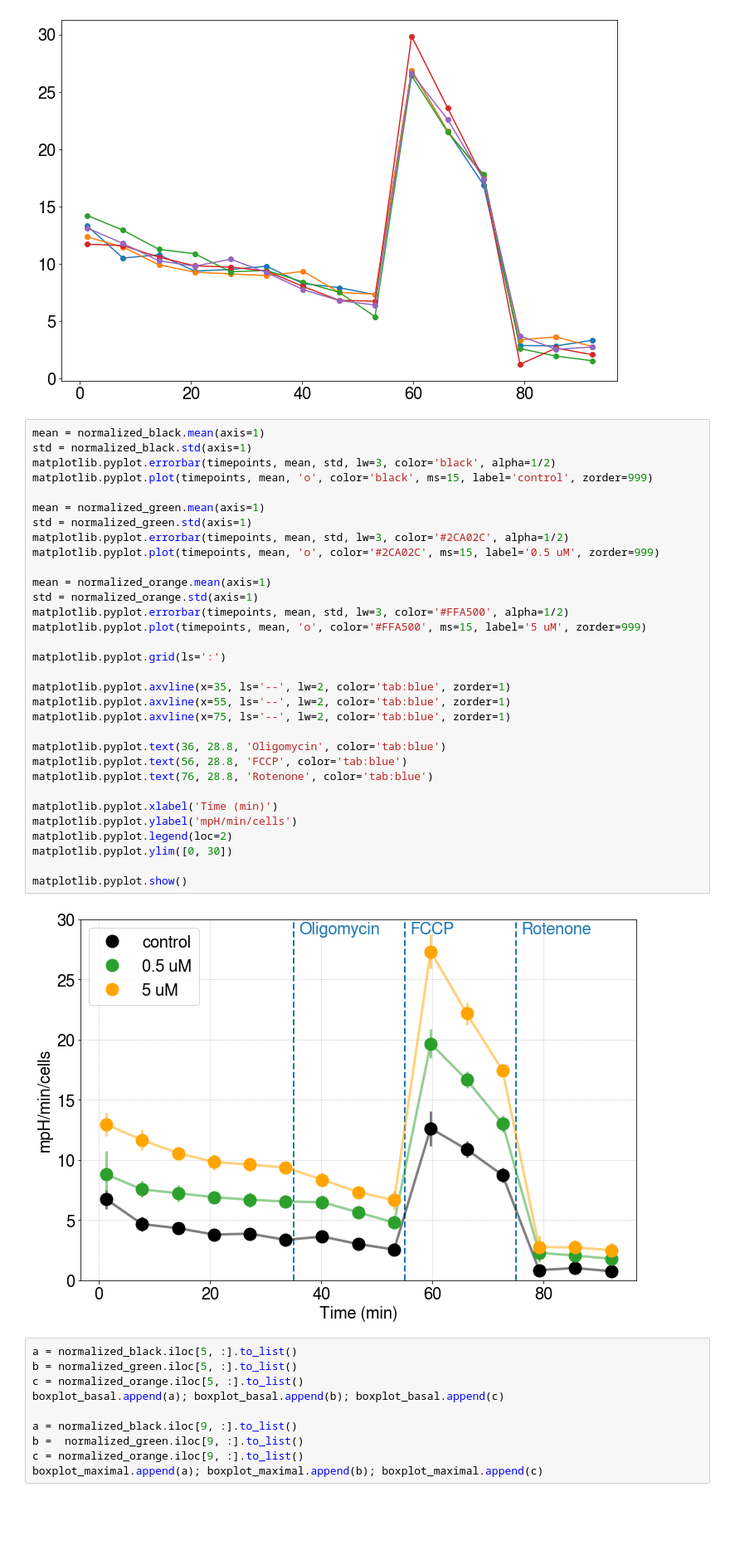
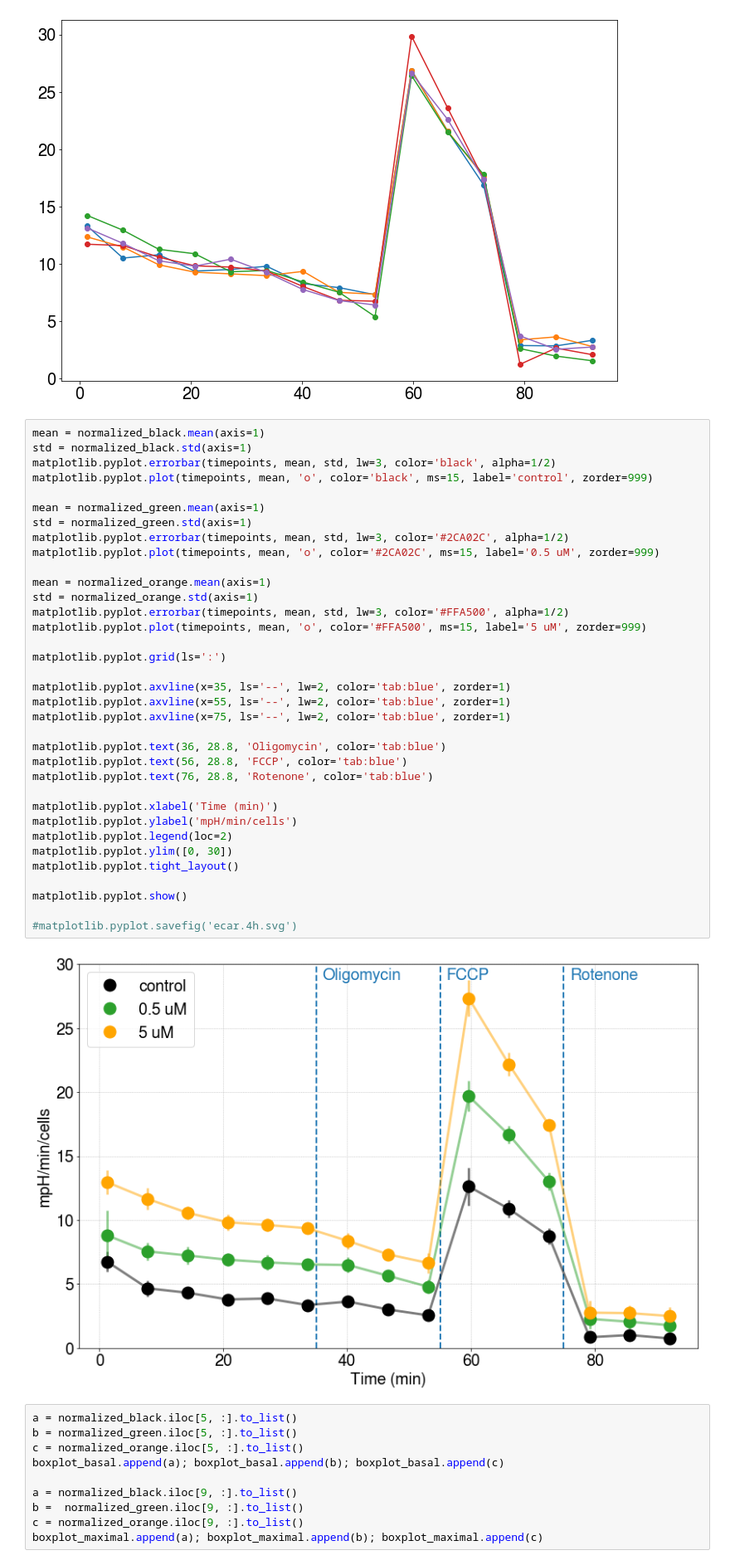
Before and after one commit to adelomana/HUVECs, a Jupyter notebook: Figure.2.seahorse/seahorse plotter working version.ipynb, the cells around one changed output. Shown at 83% size. Cells and saved outputs as stored; diff of their text form; blank space fills up the shorter version.

Commit message:
completed figure for Seahorse analysis

```diff
--- a/Figure.2.seahorse/seahorse plotter working version.ipynb
+++ b/Figure.2.seahorse/seahorse plotter working version.ipynb
@@ -682,34 +682,37 @@ std = normalized_black.std(axis=1)
 matplotlib.pyplot.errorbar(timepoints, mean, std, lw=3, color='black', alpha=1/2)
 matplotlib.pyplot.plot(timepoints, mean, 'o', color='black', ms=15, label='control', zorder=999)
 
 mean = normalized_green.mean(axis=1)
 std = normalized_green.std(axis=1)
 matplotlib.pyplot.errorbar(timepoints, mean, std, lw=3, color='#2CA02C', alpha=1/2)
 matplotlib.pyplot.plot(timepoints, mean, 'o', color='#2CA02C', ms=15, label='0.5 uM', zorder=999)
 
 mean = normalized_orange.mean(axis=1)
 std = normalized_orange.std(axis=1)
 matplotlib.pyplot.errorbar(timepoints, mean, std, lw=3, color='#FFA500', alpha=1/2)
 matplotlib.pyplot.plot(timepoints, mean, 'o', color='#FFA500', ms=15, label='5 uM', zorder=999)
 
 matplotlib.pyplot.grid(ls=':')
 
 matplotlib.pyplot.axvline(x=35, ls='--', lw=2, color='tab:blue', zorder=1)
 matplotlib.pyplot.axvline(x=55, ls='--', lw=2, color='tab:blue', zorder=1)
 matplotlib.pyplot.axvline(x=75, ls='--', lw=2, color='tab:blue', zorder=1)
 
 matplotlib.pyplot.text(36, 28.8, 'Oligomycin', color='tab:blue')
 matplotlib.pyplot.text(56, 28.8, 'FCCP', color='tab:blue')
 matplotlib.pyplot.text(76, 28.8, 'Rotenone', color='tab:blue')
 
 matplotlib.pyplot.xlabel('Time (min)')
 matplotlib.pyplot.ylabel('mpH/min/cells')
 matplotlib.pyplot.legend(loc=2)
 matplotlib.pyplot.ylim([0, 30])
+matplotlib.pyplot.tight_layout()
 
 matplotlib.pyplot.show()
+
+#matplotlib.pyplot.savefig('ecar.4h.svg')
 # %% [output]
-[figure, old version]
+[figure, new version]
 # %%
 a = normalized_black.iloc[5, :].to_list()
 b = normalized_green.iloc[5, :].to_list()
```
Also changed, not shown: parts of 1 cell of this notebook.
